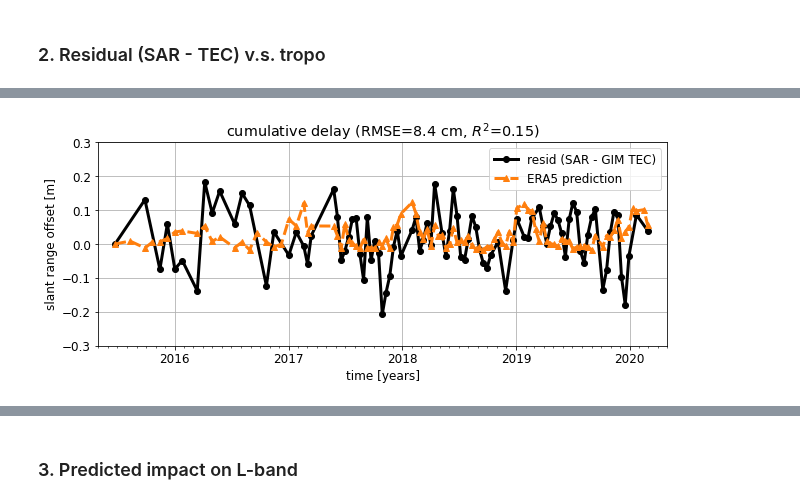
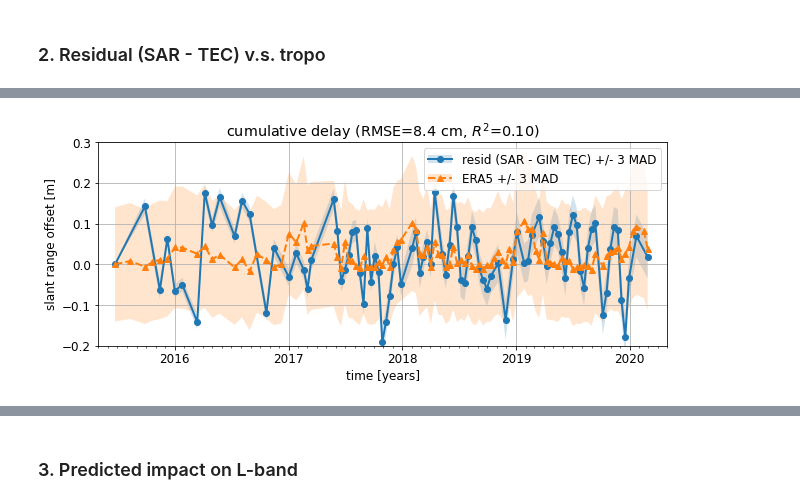
Before and after one commit to yunjunz/2022-Geolocation, a Jupyter notebook: atmos.ipynb, the cells around one changed output, grey strips where cells are left out. Saved outputs shown, nothing was run; the diff lists cells and outputs as text; code cells hidden in the pictures.

```diff
--- a/atmos.ipynb
+++ b/atmos.ipynb
@@ -69,6 +70,25 @@ def get_common_index(dict1, dict2):
         print('WARNING: SAR dict does not have all dates in ATMOS dict!')
 
     return flag1, flag2
+
+def plot_dot_figure(x, y, xname, yname, vlim, save, out_fig):
+    fig, ax = plt.subplots(nrows=1, ncols=1, figsize=[3, 3])
+    ax.plot(x, y, 'k.')
+    ax.plot(vlim, vlim, 'k--')
+
+    # axis format
+    ax.set_xlim(vlim)
+    ax.set_ylim(vlim)
+    ax.set_xlabel('$offset_{{{n}}}$ [m]'.format(n=xname))
+    ax.set_ylabel('$offset_{{{n}}}$ [m]'.format(n=yname))
+    ax.set_aspect('equal', 'box')
+    fig.tight_layout()
+
+    # output
+    print('save figure to file', out_fig)
+    if save:
+        plt.savefig(out_fig, bbox_inches='tight', transparent=True, dpi=300)
+    return
 # %% [output]
 read SAR data from pickle file: /Users/yunjunz/data/ChileSenAT149/offset_comp/sar.pickle
 read GIM data from pickle file: /Users/yunjunz/data/ChileSenAT149/offset_comp/gim_tec_v2.1.pickle
@@ -175,68 +192,61 @@ save figure to file /Users/yunjunz/data/ChileSenAT149/offset_comp/DOT_Sen_vs_TEC
 # %% [markdown]
 ### 2. Residual (SAR - TEC) v.s. tropo
 # %%
-out_fig_suffix = 'ERA5{}_vs_res_Sen_GIMv{}'.format(tropo_opt, iono_version)
-#out_fig_suffix = 'res_Sen_GIMv{}_vs_ERA5'.format(iono_version)
+#out_fig_suffix = 'ERA5{}_vs_res_Sen_GIMv{}'.format(tropo_opt, iono_version)  # to compare ERA5 calc approaches
+out_fig_suffix = 'res_Sen_GIMv{}_vs_ERA5'.format(iono_version)
+
+n = 3  # number of MAD
 
 ## data
-sar = dDict['SAR']
-gim = dDict['GIM']
-era = dDict['ERA']
-sar['data'] = np.array(sar['range_offset_median'])                     # estimated offset from SAR
-gim['data'] = np.array(gim['range_delay4Cband_TEC'])                   # predicted offset from GIM TEC
-era['data'] = np.array(era['range_delay_tropo_{}'.format(tropo_opt)])  # predicted offset from ERA5 (dry + wet)
-gim['data'] -= gim['data'][0]
-era['data'] -= era['data'][0]
-
-# calculate residual between SAR and GIM TEC
-flag  = get_common_index(sar, gim)[0]
-resid =  sar['data'][flag] - gim['data']
+flag = get_common_index(dDict['SAR'], dDict['GIM'])[0]
+x1      = dDict['SAR']['time']
+x2      = dDict['GIM']['time']
+sar     = dDict['SAR']['range_offset_med'][flag]       # estimated offset from SAR
+sar_err = dDict['SAR']['range_offset_mad'][flag] * n
+gim     = dDict['GIM']['range_delay4Cband_TEC']  # predicted offset from GIM TEC
+era     = dDict['ERA']['range_delay_tropo_med']  # predicted offset from ERA5 (dry + wet)
+era_err = dDict['ERA']['range_delay_tropo_mad'] * n
+gim -= gim[0]
+era -= era[0]
+res = sar - gim
 
 # stats
-rmse = np.sqrt(np.sum((resid - era['data'][flag])**2) / (np.sum(flag) - 1))
-r2   = stats.linregress(resid, era['data'][flag])[2]
+rmse = np.sqrt(np.sum((res - era[flag])**2) / (np.sum(flag) - 1))
+r2   = stats.linregress(res, era[flag])[2]
 stats_msg = 'RMSE={:.1f} cm, $R^2$={:.2f}'.format(rmse*100, r2)
 
 ## plot
 fig, ax = plt.subplots(figsize=[9, 4])
-ax.plot(gim['time'], resid,        '-o', color='k',  ms=6, lw=3, label='resid (SAR - GIM TEC)')
-ax.plot(era['time'], era['data'], '--^', color='C1', ms=6, lw=3, label='ERA5 prediction')
+p0, = ax.plot(x2, res,  '-o', color='C0', ms=6, lw=2)
+p2, = ax.plot(x1, era, '--^', color='C1', ms=6, lw=2)
+p1  = ax.fill_between(x2, res - sar_err, res + sar_err, fc='C0', ec='none', alpha=0.2)
+p3  = ax.fill_between(x1, era - era_err, era + era_err, fc='C1', ec='none', alpha=0.2)
 
 # axis format
 ax.set_xlim(dt.datetime(2015, 5, 1), dt.datetime(2020, 5, 1))
-ax.set_ylim(-0.3, 0.3)
+ax.set_ylim(-0.2, 0.3)
 ax.set_xlabel('time [years]')
 ax.set_ylabel('slant range offset [m]')
 ax.set_title('cumulative delay ({})'.format(stats_msg))
-pp.auto_adjust_xaxis_date(ax, sar['time'], every_year=1, buffer_year=None)
-ax.legend()
+pp.auto_adjust_xaxis_date(ax, x1, every_year=1, buffer_year=None)
 ax.grid('on')
-fig.tight_layout()
+ax.legend([(p0, p1), (p2, p3)], ['resid (SAR - GIM TEC) +/- {} MAD'.format(n),
+                                 'ERA5 +/- {} MAD'.format(n)])
 
 # output
+fig.tight_layout()
 out_fig = os.path.join(work_dir, 'TS_{}.png'.format(out_fig_suffix))
 print('save figure to file', out_fig)
 if save:
     plt.savefig(out_fig, bbox_inches='tight', transparent=True, dpi=300)
-plt.show()
 
 ## dot figure
-fig, ax = plt.subplots(nrows=1, ncols=1, figsize=[3, 3])
-ax.plot(resid, era['data'][flag], 'k.')
-# aux
-v0, v1 = -0.3, 0.3
-ax.plot((v0, v1), (v0, v1), 'k--', lw=1)
-ax.set_xlim(v0, v1)
-ax.set_ylim(v0, v1)
-ax.set_xlabel('$offset_{resid}$ [m]')
-ax.set_ylabel('$offset_{ERA5}$ [m]')
-ax.set_aspect('equal', 'box')
-fig.tight_layout()
-
-# output
-out_fig = os.path.join(work_dir, 'DOT_{}.png'.format(out_fig_suffix))
-print('save figure to file', out_fig)
-if save:
-    plt.savefig(out_fig, bbox_inches='tight', transparent=True, dpi=300)
+plot_dot_figure(x=res,
+                y=era[flag],
+                xname='resid',
+                yname='ERA5',
+                vlim=(-0.3, 0.3),
+                save=save,
+                out_fig=os.path.join(work_dir, 'DOT_{}.png'.format(out_fig_suffix)))
 plt.show()
 # %% [output]
@@ -244 +255 @@ save figure to file /Users/yunjunz/data/ChileSenAT149/offset_comp/TS_ERA5vHgtMed
-[figure, old version]
+[figure, new version]
```
Also changed, not shown: parts of 4 cells of this notebook, 3 other files.
